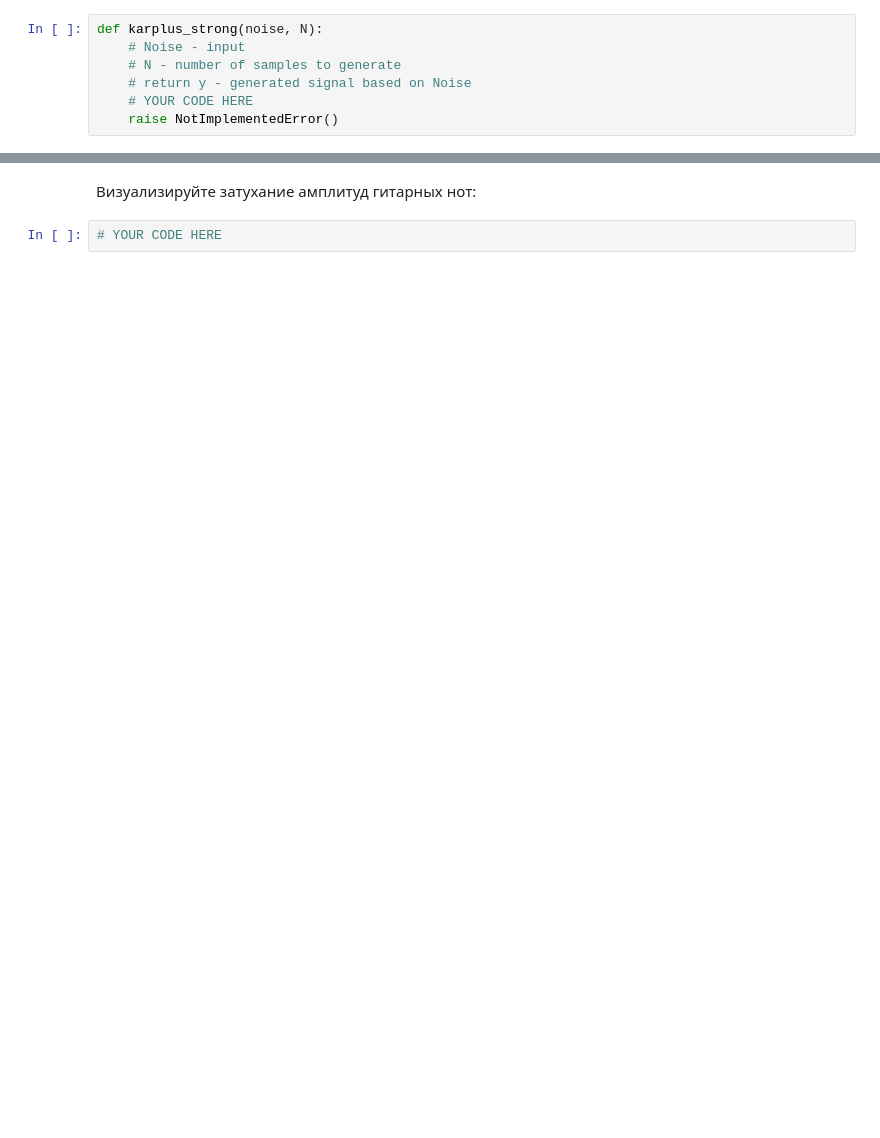
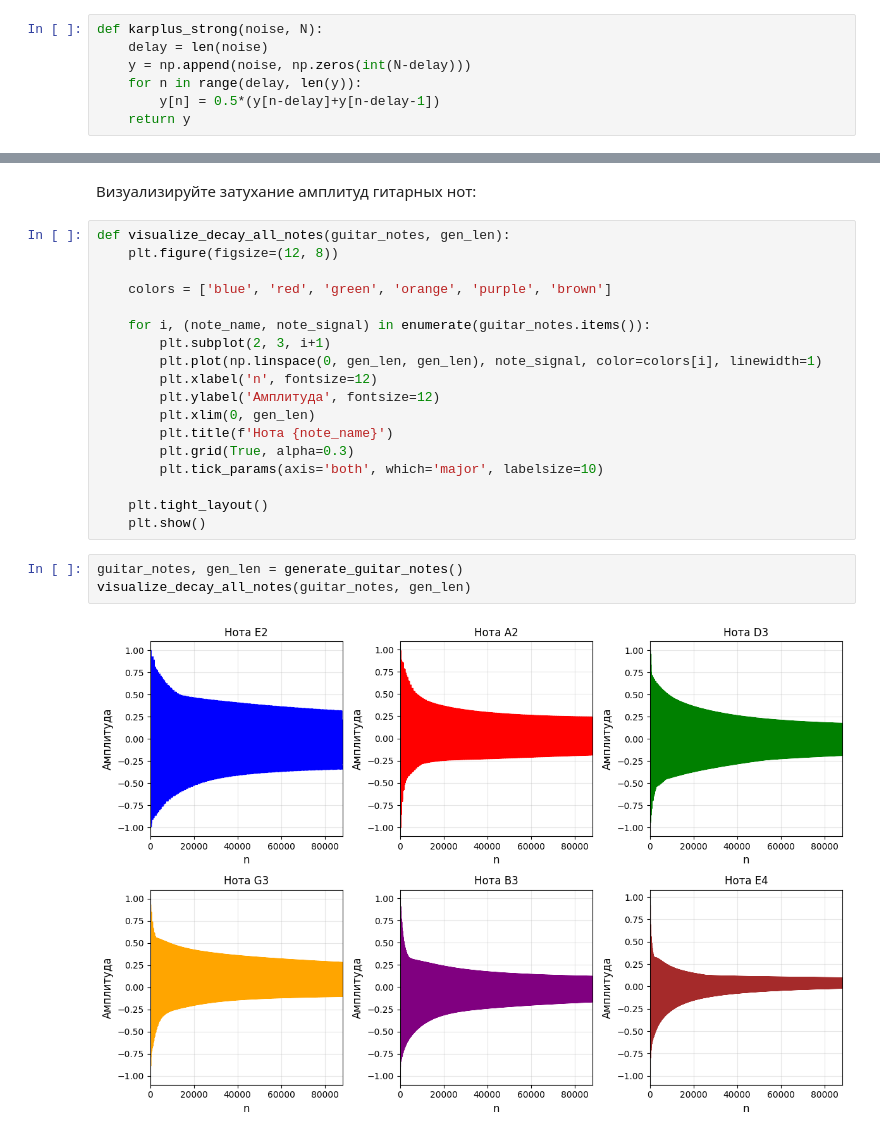
Before and after one commit to IlonaPogoda/dsp_labs-2025, a Jupyter notebook: lab1.ipynb, the cells around one changed output, grey strips where cells are left out. Drawn from its saved outputs; the diff is of its cells as text; blank space fills up the shorter version.

```diff
--- a/lab1.ipynb
+++ b/lab1.ipynb
@@ -367,13 +367,13 @@ plt.show()
 Реализуйте  [Алгоритм Карплуса-Стронга](https://en.wikipedia.org/wiki/Karplus%E2%80%93Strong_string_synthesis). В качестве фильтра используйте усреднитель двух смежных отсчетов. Проверьте результат.
 
 Отрисуйте и воспроизведите полученный сигнал. На что влияют параметры генерации? Попробуйте имитировать звучание разных струн гитары.
-# %%
-def karplus_strong(noise, N):
-    # Noise - input
-    # N - number of samples to generate
-    # return y - generated signal based on Noise
-    # YOUR CODE HERE
-    raise NotImplementedError()
+# %%
+def karplus_strong(noise, N):
+    delay = len(noise)
+    y = np.append(noise, np.zeros(int(N-delay)))
+    for n in range(delay, len(y)):
+        y[n] = 0.5*(y[n-delay]+y[n-delay-1])
+    return y
 # %%
 np.random.seed(seed=1)
 sample_rate = 44100
@@ -412,4 +441,25 @@ plt.grid()
 # %% [markdown]
 Визуализируйте затухание амплитуд гитарных нот:
-# %%
-# YOUR CODE HERE
+# %%
+def visualize_decay_all_notes(guitar_notes, gen_len):
+    plt.figure(figsize=(12, 8))
+
+    colors = ['blue', 'red', 'green', 'orange', 'purple', 'brown']
+
+    for i, (note_name, note_signal) in enumerate(guitar_notes.items()):
+        plt.subplot(2, 3, i+1)
+        plt.plot(np.linspace(0, gen_len, gen_len), note_signal, color=colors[i], linewidth=1)
+        plt.xlabel('n', fontsize=12)
+        plt.ylabel('Амплитуда', fontsize=12)
+        plt.xlim(0, gen_len)
+        plt.title(f'Нота {note_name}')
+        plt.grid(True, alpha=0.3)
+        plt.tick_params(axis='both', which='major', labelsize=10)
+
+    plt.tight_layout()
+    plt.show()
+# %%
+guitar_notes, gen_len = generate_guitar_notes()
+visualize_decay_all_notes(guitar_notes, gen_len)
+# %% [output]
+[figure, added]
```
Also changed, not shown: parts of 7 cells of this notebook.
